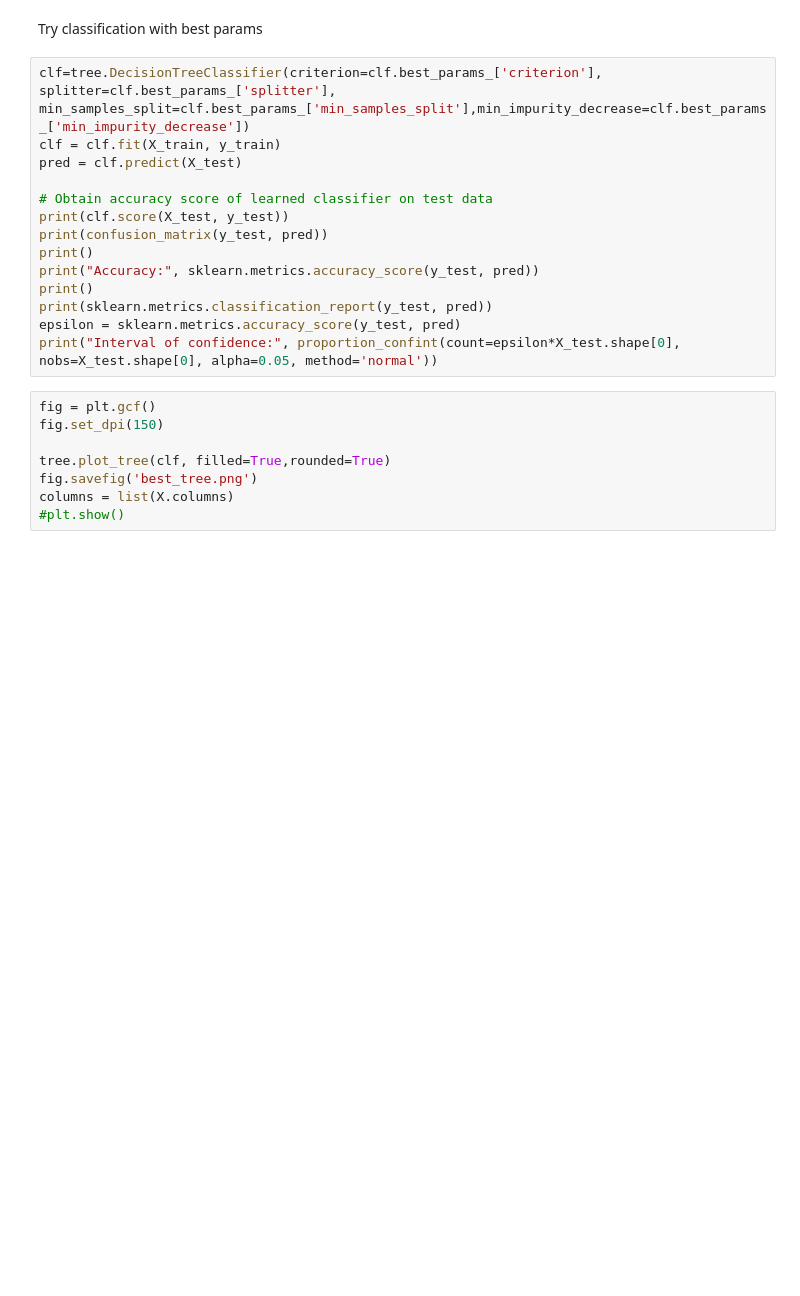
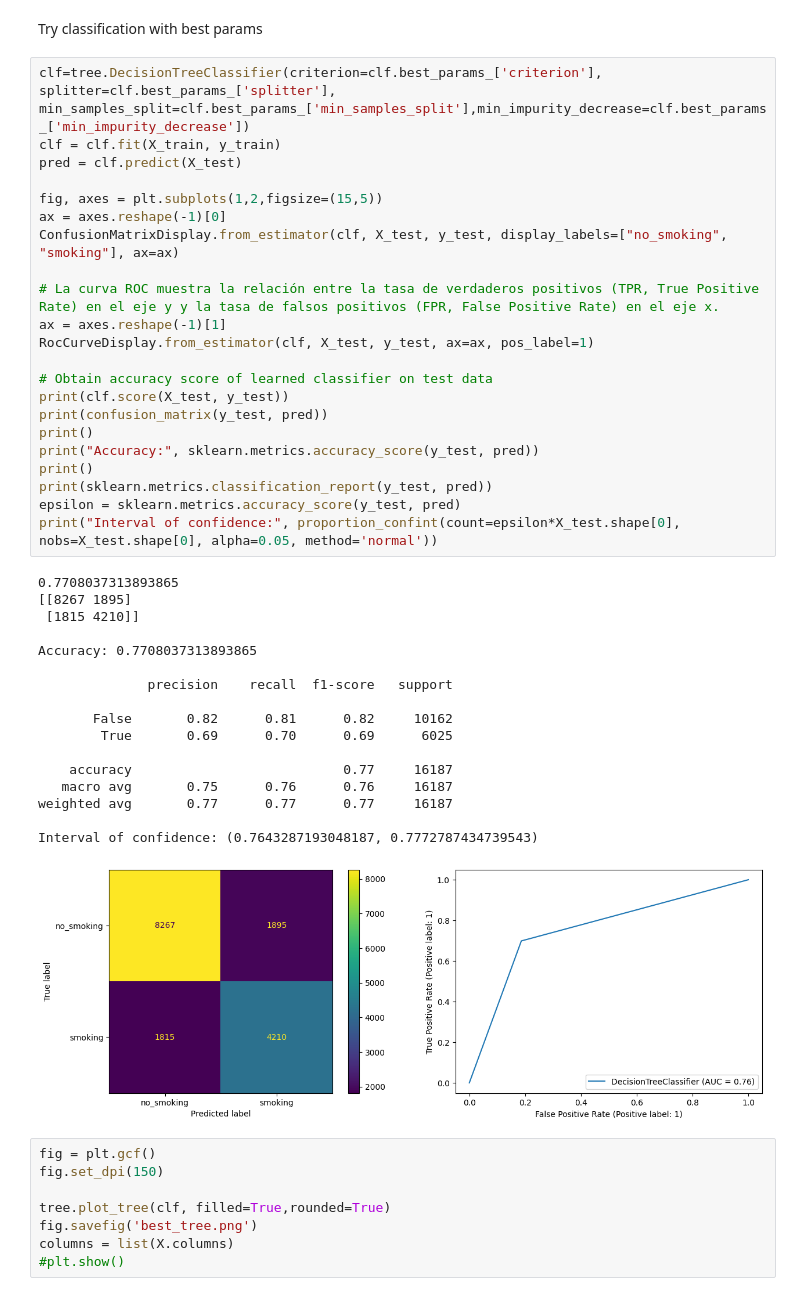
Before and after one commit to julisahun/MD-FIB, a Jupyter notebook: practica2/src/decision_trees.ipynb, the cells around one changed output. Saved outputs shown, nothing was run; the diff lists cells and outputs as text; blank space fills up the shorter version.

```diff
--- a/practica2/src/decision_trees.ipynb
+++ b/practica2/src/decision_trees.ipynb
@@ -78,17 +106,43 @@ Try classification with best params
 # %%
 clf=tree.DecisionTreeClassifier(criterion=clf.best_params_['criterion'], splitter=clf.best_params_['splitter'], min_samples_split=clf.best_params_['min_samples_split'],min_impurity_decrease=clf.best_params_['min_impurity_decrease'])
 clf = clf.fit(X_train, y_train)
 pred = clf.predict(X_test)
+
+fig, axes = plt.subplots(1,2,figsize=(15,5))
+ax = axes.reshape(-1)[0]
+ConfusionMatrixDisplay.from_estimator(clf, X_test, y_test, display_labels=["no_smoking", "smoking"], ax=ax)
+
+# La curva ROC muestra la relación entre la tasa de verdaderos positivos (TPR, True Positive Rate) en el eje y y la tasa de falsos positivos (FPR, False Positive Rate) en el eje x.
+ax = axes.reshape(-1)[1]
+RocCurveDisplay.from_estimator(clf, X_test, y_test, ax=ax, pos_label=1)
 
 # Obtain accuracy score of learned classifier on test data
 print(clf.score(X_test, y_test))
 print(confusion_matrix(y_test, pred))
 print()
 print("Accuracy:", sklearn.metrics.accuracy_score(y_test, pred))
 print()
 print(sklearn.metrics.classification_report(y_test, pred))
 epsilon = sklearn.metrics.accuracy_score(y_test, pred)
 print("Interval of confidence:", proportion_confint(count=epsilon*X_test.shape[0], nobs=X_test.shape[0], alpha=0.05, method='normal'))
+# %% [output]
+0.7708037313893865
+[[8267 1895]
+ [1815 4210]]
+
+Accuracy: 0.7708037313893865
+
+              precision    recall  f1-score   support
+
+       False       0.82      0.81      0.82     10162
+        True       0.69      0.70      0.69      6025
+
+    accuracy                           0.77     16187
+   macro avg       0.75      0.76      0.76     16187
+weighted avg       0.77      0.77      0.77     16187
+
+Interval of confidence: (0.7643287193048187, 0.7772787434739543)
+[figure, added]
 # %%
 fig = plt.gcf()
 fig.set_dpi(150)
```
Also changed, not shown: parts of 4 cells of this notebook, 3 other files.
